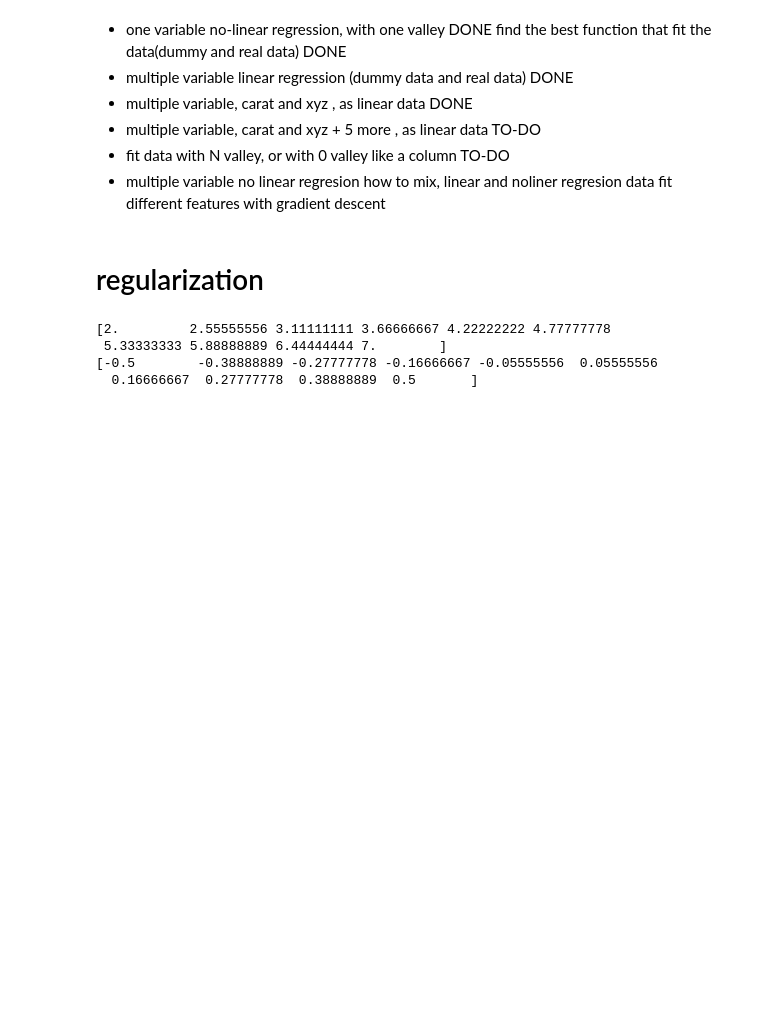
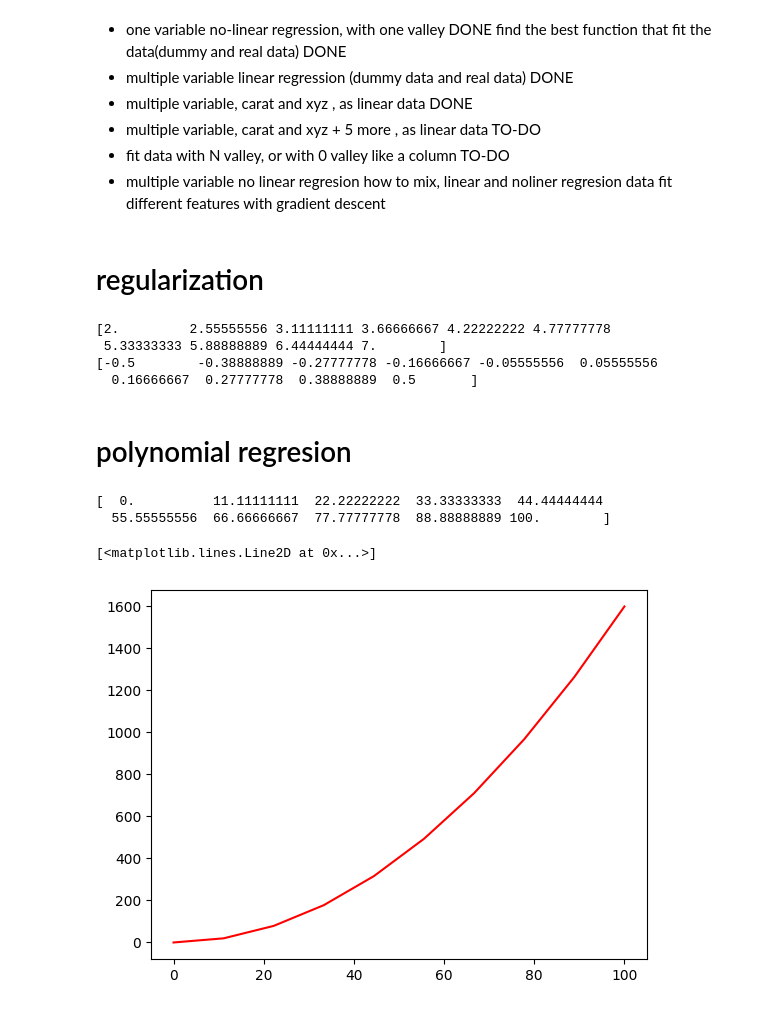
Before and after one commit to lout33/playground_series, a Jupyter notebook: learn.ipynb, the cells around one changed output. Drawn from its saved outputs; the diff is of its cells as text; code cells hidden in the pictures; blank space fills up the shorter version.

```diff
--- a/learn.ipynb
+++ b/learn.ipynb
@@ -595,3 +613,21 @@ print(x1_norm)
  5.33333333 5.88888889 6.44444444 7.        ]
 [-0.5        -0.38888889 -0.27777778 -0.16666667 -0.05555556  0.05555556
   0.16666667  0.27777778  0.38888889  0.5       ]
+# %% [markdown]
+# polynomial regresion
+# %%
+# create values from 0 to 100
+x = np.linspace(0,100,10)
+print(x)
+
+
+a = 0.16
+b = 0
+y = a*(x**2) + b
+
+plt.plot(x, y, '-r', label='y=1x+0')
+# %% [output]
+[  0.          11.11111111  22.22222222  33.33333333  44.44444444
+  55.55555556  66.66666667  77.77777778  88.88888889 100.        ]
+[<matplotlib.lines.Line2D at 0x...>]
+[figure, added]
```
Also changed, not shown: parts of 30 cells of this notebook, 16 other files.
